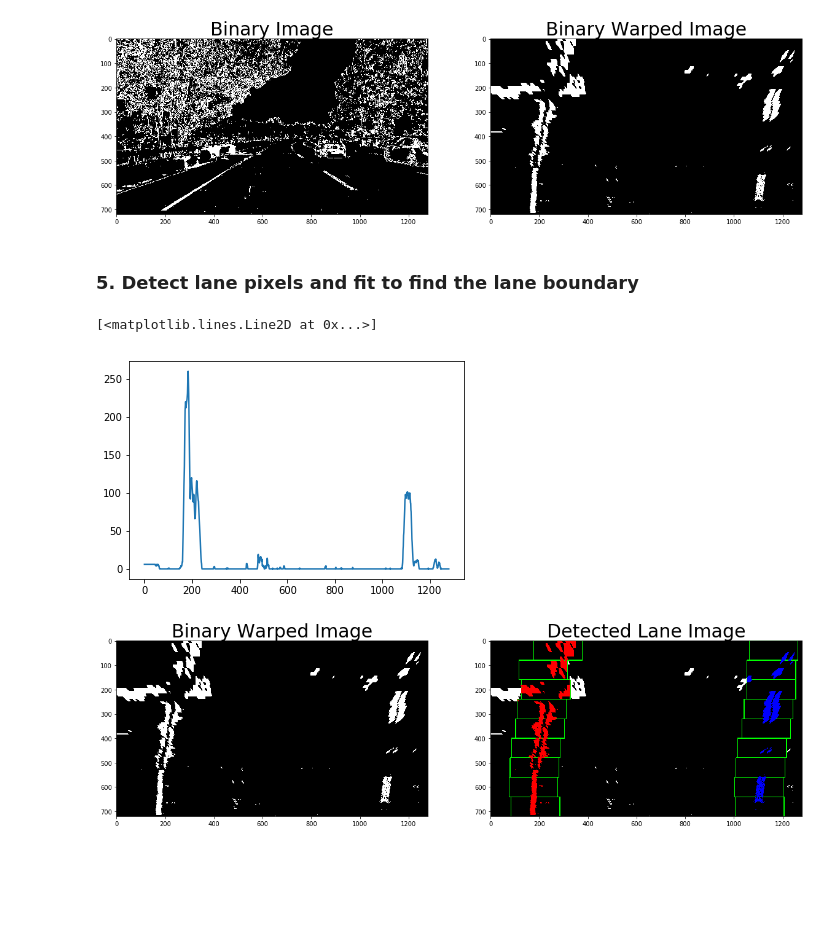
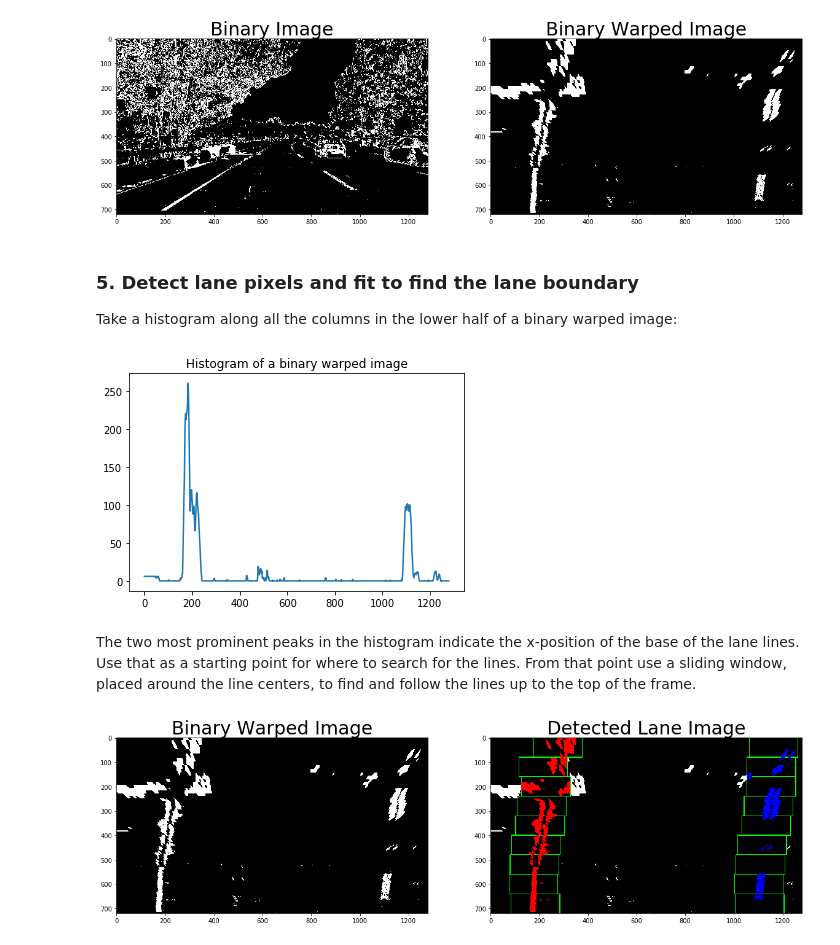
Before and after one commit to ek8203/CarND-Advanced-Lane-Lines, a Jupyter notebook: advanced_lane_finding.ipynb, the cells around one changed output. Saved outputs shown, nothing was run; the diff lists cells and outputs as text; code cells hidden in the pictures; blank space fills up the shorter version.

Commit message:
saved histogram image

```diff
--- a/advanced_lane_finding.ipynb
+++ b/advanced_lane_finding.ipynb
@@ -477,8 +477,6 @@ figure.savefig('output_images/binary_warped.jpg')   # save the figure to file
 plt.close(figure)    # close the figure
 # %% [output]
 [figure]
-# %% [markdown]
-### 5. Detect lane pixels and fit to find the lane boundary
 # %%
 def warp_binary(image):
 
@@ -506,14 +504,22 @@ def warp_binary(image):
 #plt.close(figure)    # close the figure
 
 #plt.imsave('output_images/warped_binary.jpg', warp_bin_image, cmap='gray')
+# %% [markdown]
+### 5. Detect lane pixels and fit to find the lane boundary
+
+Take a histogram along all the columns in the lower half of a binary warped image:
 # %%
 histogram = np.sum(binary_warped[binary_warped.shape[0]//2:,:], axis=0)
-plt.plot(histogram)
-
-#plt.imsave('output_images/histogram.jpg', histogram, cmap='gray')
+figure, ax = plt.subplots( nrows=1, ncols=1 )  # create figure & 1 axis
+ax.plot(histogram)
+ax.set_title("Histogram of a binary warped image")
+plt.show()
+figure.savefig('output_images/histogram.jpg')   # save the figure to file
+plt.close(fig)    # close the figure
 # %% [output]
-[<matplotlib.lines.Line2D at 0x...>]
-[figure, old version]
+[figure, new version]
+# %% [markdown]
+The two most prominent peaks in the histogram indicate the x-position of the base of the lane lines. Use that as a starting point for where to search for the lines. From that point use a sliding window, placed around the line centers, to find and follow the lines up to the top of the frame.
 # %%
 # Take a histogram of the bottom half of the image
 histogram = np.sum(binary_warped[binary_warped.shape[0]//2:,:], axis=0)
```
Also changed, not shown: parts of 3 cells of this notebook.
